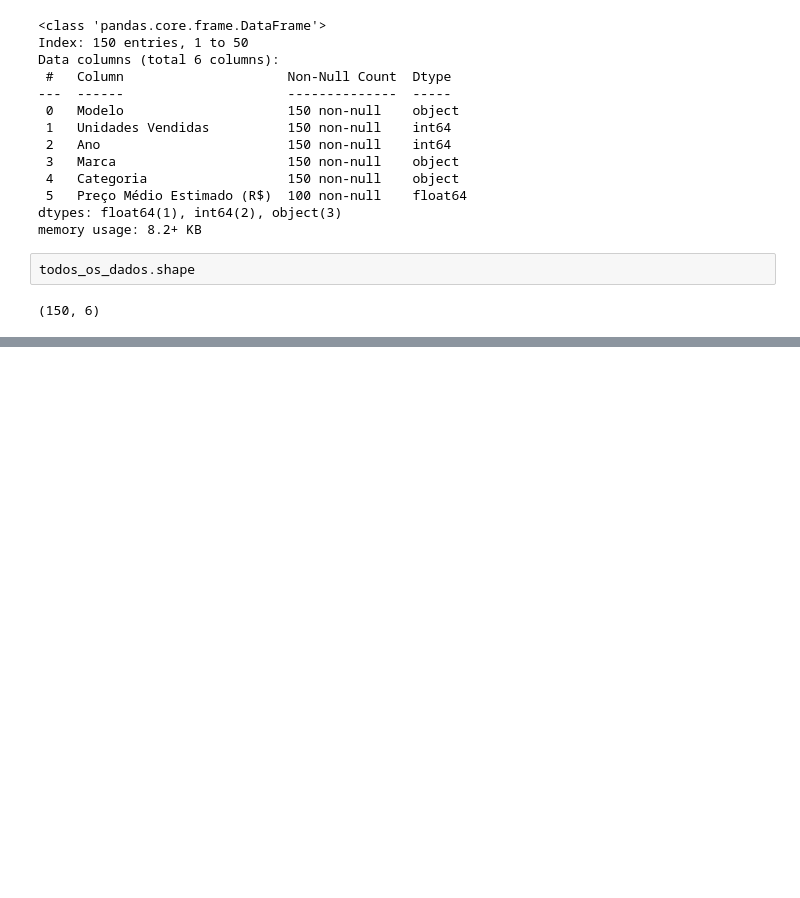
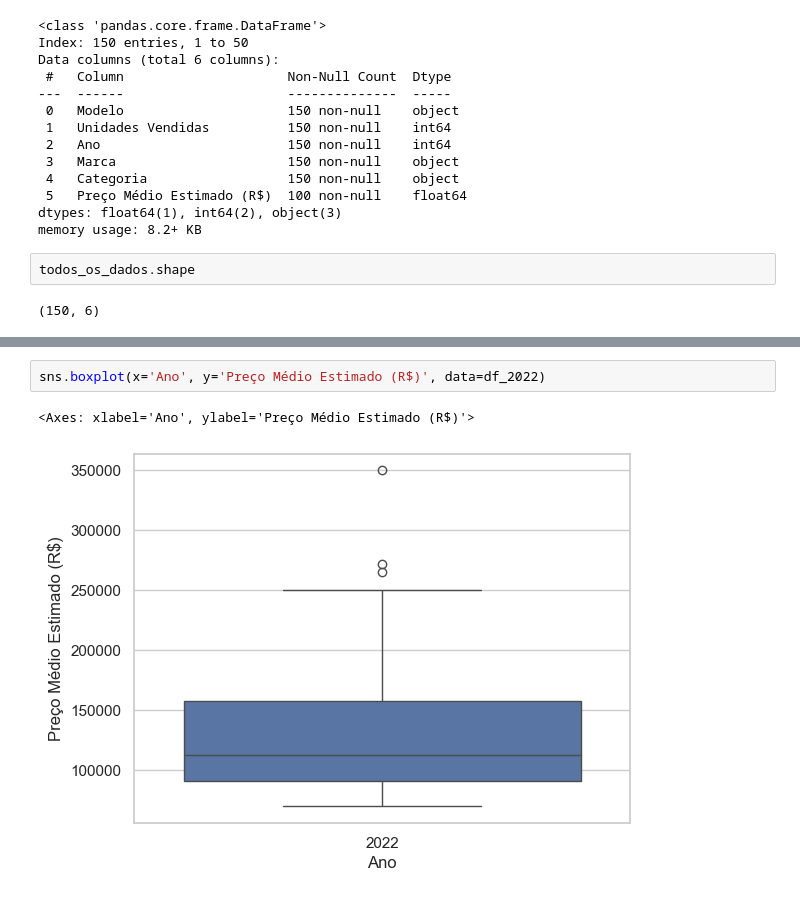
Before and after one commit to LohanRosa/estudo_de_casos_faculdade, a Jupyter notebook: estudo_de_casos.ipynb, the cells around one changed output, grey strips where cells are left out. Drawn from its saved outputs; the diff is of its cells as text; blank space fills up the shorter version.

```diff
--- a/estudo_de_casos.ipynb
+++ b/estudo_de_casos.ipynb
@@ -428,0 +479,5 @@ todos_os_dados.shape
+# %%
+sns.boxplot(x='Ano', y='Preço Médio Estimado (R$)', data=df_2022)
+# %% [output]
+<Axes: xlabel='Ano', ylabel='Preço Médio Estimado (R$)'>
+[figure, added]
```
Also changed, not shown: parts of 13 cells of this notebook, 1 other file.
